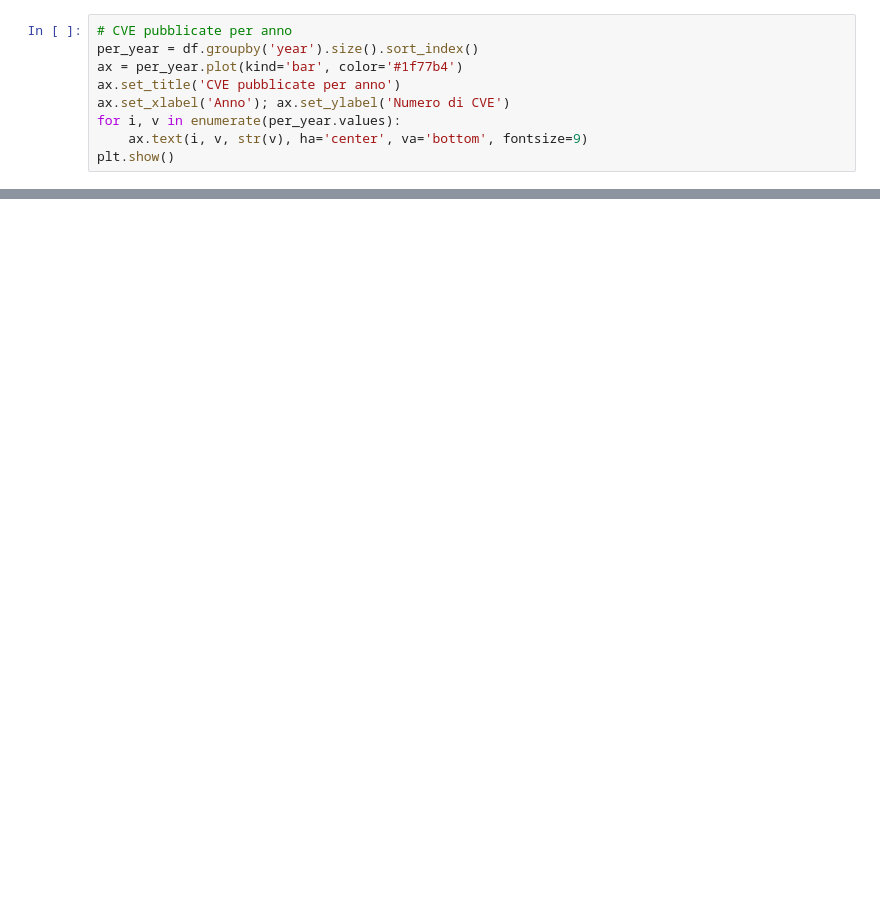
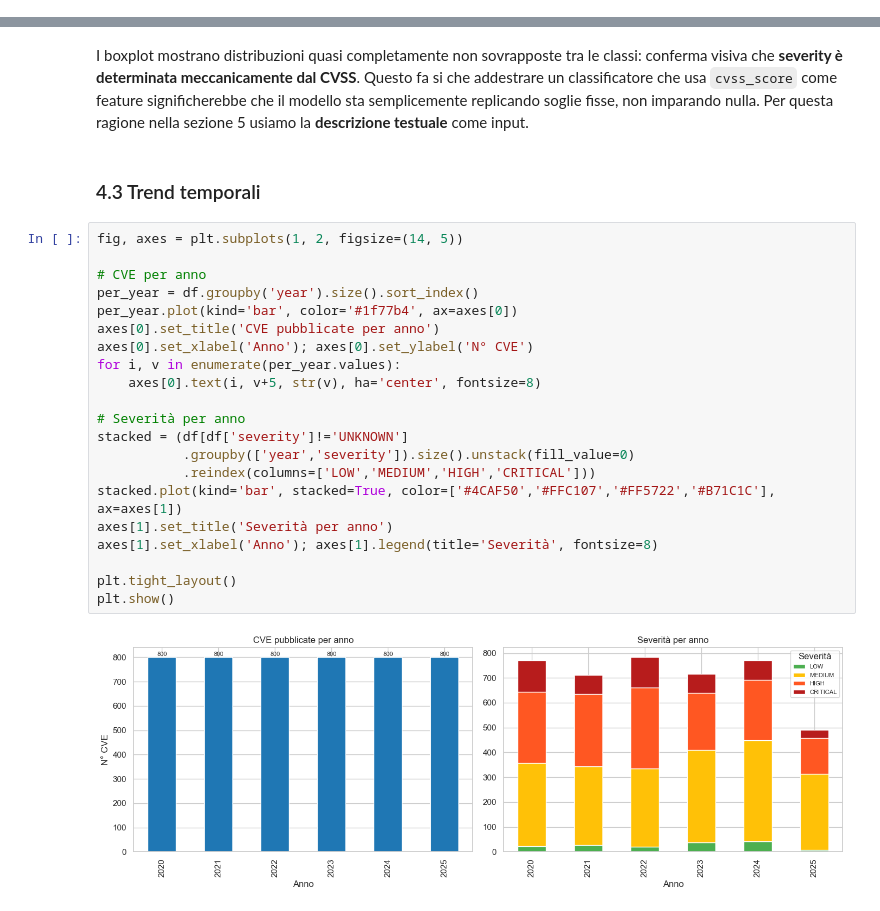
Before and after one commit to manueltomasello/CVE_Analysis_Toma_Tomasello, a Jupyter notebook: cve_analysis.ipynb, the cells around one changed output, grey strips where cells are left out. Cells and saved outputs as stored; diff of their text form; blank space fills up the shorter version.

```diff
--- a/cve_analysis.ipynb
+++ b/cve_analysis.ipynb
@@ -172,9 +0,0 @@ plt.show()
-# %%
-# CVE pubblicate per anno
-per_year = df.groupby('year').size().sort_index()
-ax = per_year.plot(kind='bar', color='#1f77b4')
-ax.set_title('CVE pubblicate per anno')
-ax.set_xlabel('Anno'); ax.set_ylabel('Numero di CVE')
-for i, v in enumerate(per_year.values):
-    ax.text(i, v, str(v), ha='center', va='bottom', fontsize=9)
-plt.show()
@@ -486,0 +148,27 @@ Logistic Regression  0.996466
+# %% [markdown]
+I boxplot mostrano distribuzioni quasi completamente non sovrapposte tra le classi: conferma visiva che **severity è determinata meccanicamente dal CVSS**. Questo fa si che addestrare un classificatore che usa `cvss_score` come feature significherebbe che il modello sta semplicemente replicando soglie fisse, non imparando nulla. Per questa ragione nella sezione 5 usiamo la **descrizione testuale** come input.
+# %% [markdown]
+### 4.3 Trend temporali
+# %%
+fig, axes = plt.subplots(1, 2, figsize=(14, 5))
+
+# CVE per anno
+per_year = df.groupby('year').size().sort_index()
+per_year.plot(kind='bar', color='#1f77b4', ax=axes[0])
+axes[0].set_title('CVE pubblicate per anno')
+axes[0].set_xlabel('Anno'); axes[0].set_ylabel('N° CVE')
+for i, v in enumerate(per_year.values):
+    axes[0].text(i, v+5, str(v), ha='center', fontsize=8)
+
+# Severità per anno
+stacked = (df[df['severity']!='UNKNOWN']
+           .groupby(['year','severity']).size().unstack(fill_value=0)
+           .reindex(columns=['LOW','MEDIUM','HIGH','CRITICAL']))
+stacked.plot(kind='bar', stacked=True, color=['#4CAF50','#FFC107','#FF5722','#B71C1C'], ax=axes[1])
+axes[1].set_title('Severità per anno')
+axes[1].set_xlabel('Anno'); axes[1].legend(title='Severità', fontsize=8)
+
+plt.tight_layout()
+plt.show()
+# %% [output]
+[figure, added]
```
Also changed, not shown: parts of 72 cells of this notebook.
